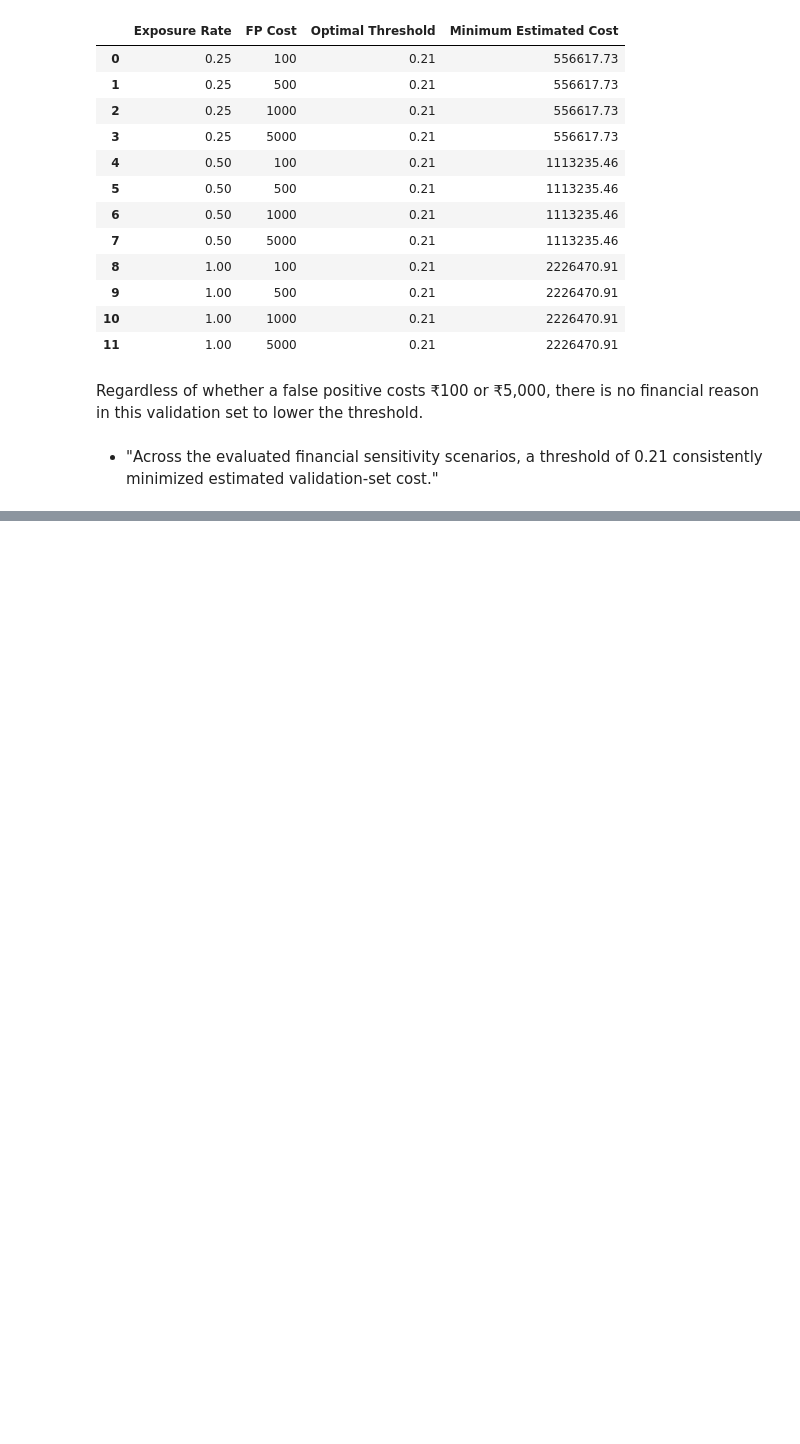
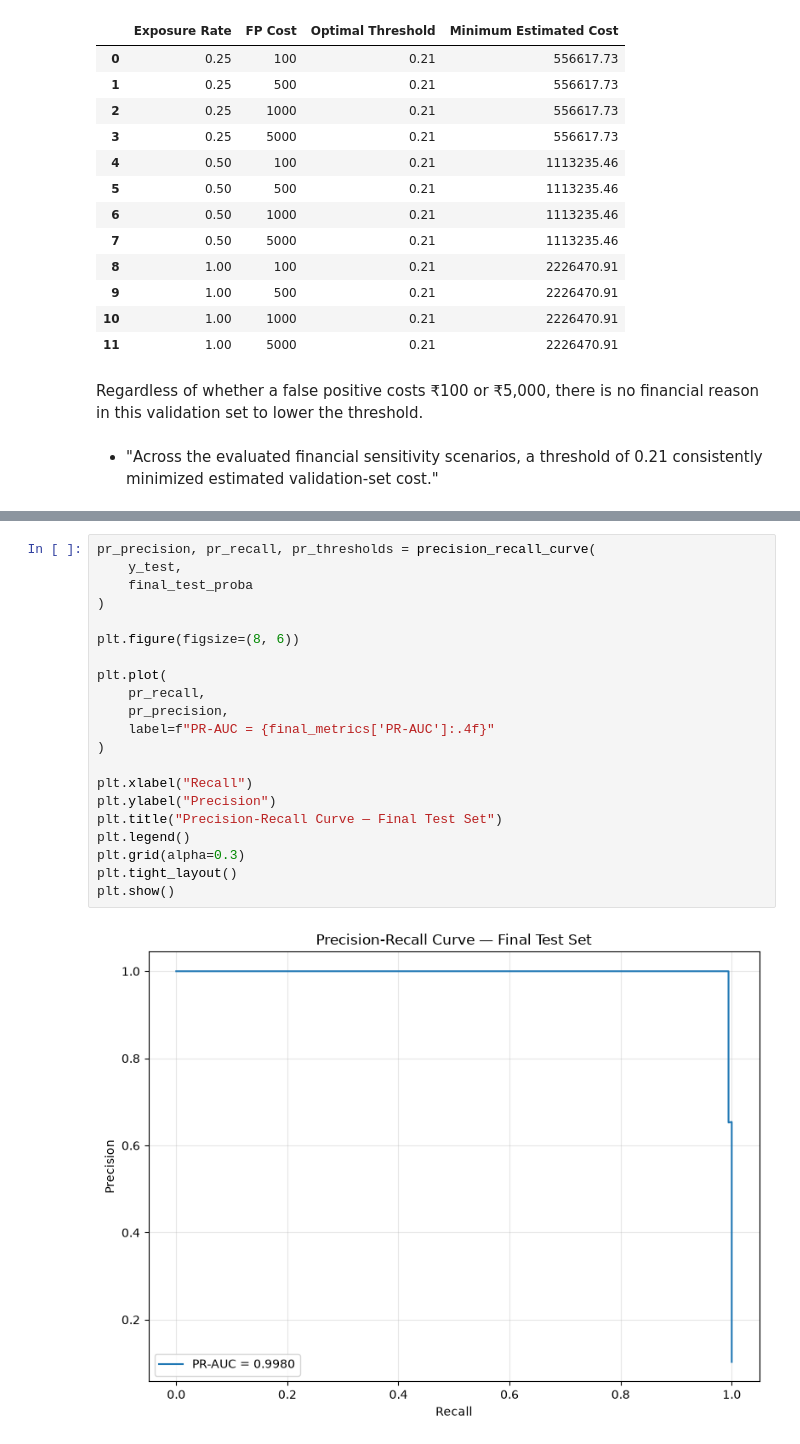
Before and after one commit to KarthikDaivadnya/FraudShield-AI, a Jupyter notebook: fraudshield_ai.ipynb, the cells around one changed output, grey strips where cells are left out. Cells and saved outputs as stored; diff of their text form; blank space fills up the shorter version.

```diff
--- a/fraudshield_ai.ipynb
+++ b/fraudshield_ai.ipynb
@@ -5606,0 +6568,23 @@ Regardless of whether a false positive costs ₹100 or ₹5,000, there is no fin
+# %%
+pr_precision, pr_recall, pr_thresholds = precision_recall_curve(
+    y_test,
+    final_test_proba
+)
+
+plt.figure(figsize=(8, 6))
+
+plt.plot(
+    pr_recall,
+    pr_precision,
+    label=f"PR-AUC = {final_metrics['PR-AUC']:.4f}"
+)
+
+plt.xlabel("Recall")
+plt.ylabel("Precision")
+plt.title("Precision-Recall Curve — Final Test Set")
+plt.legend()
+plt.grid(alpha=0.3)
+plt.tight_layout()
+plt.show()
+# %% [output]
+[figure, added]
```
Also changed, not shown: parts of 53 cells of this notebook.
